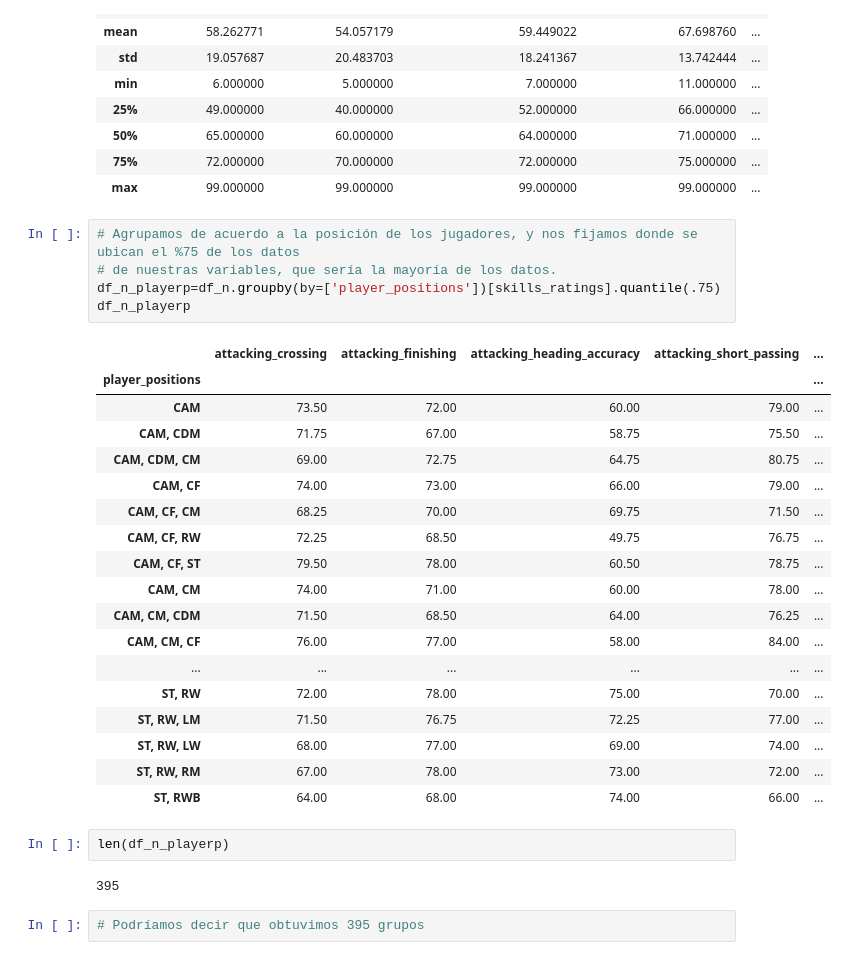
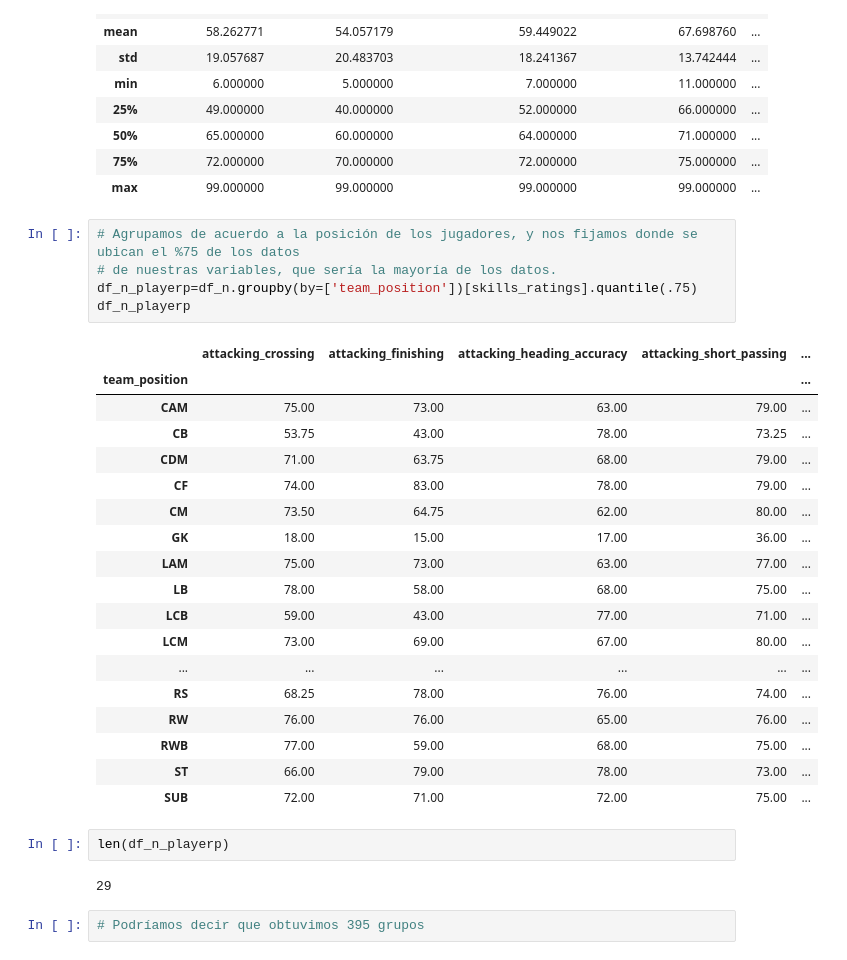
Before and after one commit to Ana1890/No_supervisado_fifa, a Jupyter notebook: ntb_clustering_1_fifa2019.ipynb, the cells around one changed output. Cells and saved outputs as stored; diff of their text form.

```diff
--- a/ntb_clustering_1_fifa2019.ipynb
+++ b/ntb_clustering_1_fifa2019.ipynb
@@ -277,31 +277,31 @@ df_n[skills_ratings].describe()
 # %%
 # Agrupamos de acuerdo a la posición de los jugadores, y nos fijamos donde se ubican el %75 de los datos
 # de nuestras variables, que sería la mayoría de los datos.
-df_n_playerp=df_n.groupby(by=['player_positions'])[skills_ratings].quantile(.75)
+df_n_playerp=df_n.groupby(by=['team_position'])[skills_ratings].quantile(.75)
 df_n_playerp
 # %% [output]
 |  | attacking_crossing | attacking_finishing | attacking_heading_accuracy | attacking_short_passing | ... |
-| player_positions |  |  |  |  | ... |
-| CAM | 73.50 | 72.00 | 60.00 | 79.00 | ... |
-| CAM, CDM | 71.75 | 67.00 | 58.75 | 75.50 | ... |
-| CAM, CDM, CM | 69.00 | 72.75 | 64.75 | 80.75 | ... |
-| CAM, CF | 74.00 | 73.00 | 66.00 | 79.00 | ... |
-| CAM, CF, CM | 68.25 | 70.00 | 69.75 | 71.50 | ... |
-| CAM, CF, RW | 72.25 | 68.50 | 49.75 | 76.75 | ... |
-| CAM, CF, ST | 79.50 | 78.00 | 60.50 | 78.75 | ... |
-| CAM, CM | 74.00 | 71.00 | 60.00 | 78.00 | ... |
-| CAM, CM, CDM | 71.50 | 68.50 | 64.00 | 76.25 | ... |
-| CAM, CM, CF | 76.00 | 77.00 | 58.00 | 84.00 | ... |
+| team_position |  |  |  |  | ... |
+| CAM | 75.00 | 73.00 | 63.00 | 79.00 | ... |
+| CB | 53.75 | 43.00 | 78.00 | 73.25 | ... |
+| CDM | 71.00 | 63.75 | 68.00 | 79.00 | ... |
+| CF | 74.00 | 83.00 | 78.00 | 79.00 | ... |
+| CM | 73.50 | 64.75 | 62.00 | 80.00 | ... |
+| GK | 18.00 | 15.00 | 17.00 | 36.00 | ... |
+| LAM | 75.00 | 73.00 | 63.00 | 77.00 | ... |
+| LB | 78.00 | 58.00 | 68.00 | 75.00 | ... |
+| LCB | 59.00 | 43.00 | 77.00 | 71.00 | ... |
+| LCM | 73.00 | 69.00 | 67.00 | 80.00 | ... |
 | ... | ... | ... | ... | ... | ... |
-| ST, RW | 72.00 | 78.00 | 75.00 | 70.00 | ... |
-| ST, RW, LM | 71.50 | 76.75 | 72.25 | 77.00 | ... |
-| ST, RW, LW | 68.00 | 77.00 | 69.00 | 74.00 | ... |
-| ST, RW, RM | 67.00 | 78.00 | 73.00 | 72.00 | ... |
-| ST, RWB | 64.00 | 68.00 | 74.00 | 66.00 | ... |
+| RS | 68.25 | 78.00 | 76.00 | 74.00 | ... |
+| RW | 76.00 | 76.00 | 65.00 | 76.00 | ... |
+| RWB | 77.00 | 59.00 | 68.00 | 75.00 | ... |
+| ST | 66.00 | 79.00 | 78.00 | 73.00 | ... |
+| SUB | 72.00 | 71.00 | 72.00 | 75.00 | ... |
 # %%
 len(df_n_playerp)
 # %% [output]
-395
+29
 # %%
 # Podríamos decir que obtuvimos 395 grupos
 # %%
```
Also changed, not shown: parts of 5 cells of this notebook.
